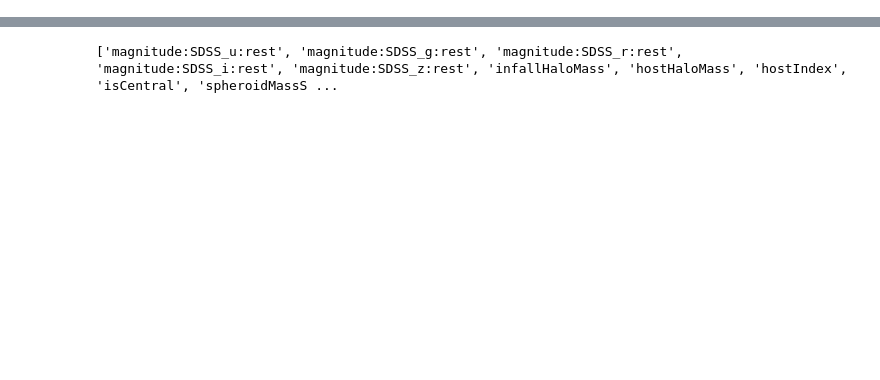
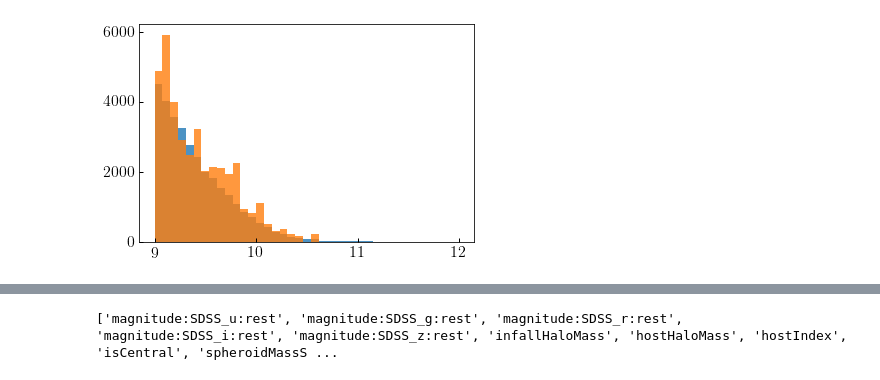
Before and after one commit to dkorytov/rescale_dc2, a Jupyter notebook: notebooks/luminosity_remapping_dev.ipynb, the cells around one changed output, grey strips where cells are left out. Drawn from its saved outputs; the diff is of its cells as text; code cells hidden in the pictures; blank space fills up the shorter version.

```diff
--- a/notebooks/luminosity_remapping_dev.ipynb
+++ b/notebooks/luminosity_remapping_dev.ipynb
@@ -16,0 +27,20 @@ rescaled_mstar_dc2 = rescale_stellar_mass(protoDC2_z0, umachine_z0)
+# %%
+low_mhost, high_mhost = 11., 12
+
+um_satmask = umachine_z0['upid'] != -1
+um_satmask *= umachine_z0['host_halo_mvir'] >= 10**low_mhost
+um_satmask *= umachine_z0['host_halo_mvir'] < 10**high_mhost
+
+pdc2_satmask = rescaled_mstar_dc2['isCentral'] == 0
+pdc2_satmask *= rescaled_mstar_dc2['hostHaloMass'] >= 10**low_mhost
+pdc2_satmask *= rescaled_mstar_dc2['hostHaloMass'] < 10**high_mhost
+
+fig, ax = plt.subplots(1, 1)
+
+logsm_bins = np.linspace(9, 12, 40)
+__=ax.hist(np.log10(umachine_z0['obs_sm'][um_satmask]),
+           bins=logsm_bins, normed=False, alpha=0.8)
+__=ax.hist(np.log10(rescaled_mstar_dc2['rescaled_mstar'][pdc2_satmask]),
+           bins=logsm_bins, normed=False, alpha=0.8)
+# %% [output]
+[figure, added]
```
Also changed, not shown: parts of 12 cells of this notebook, 2 other files.
